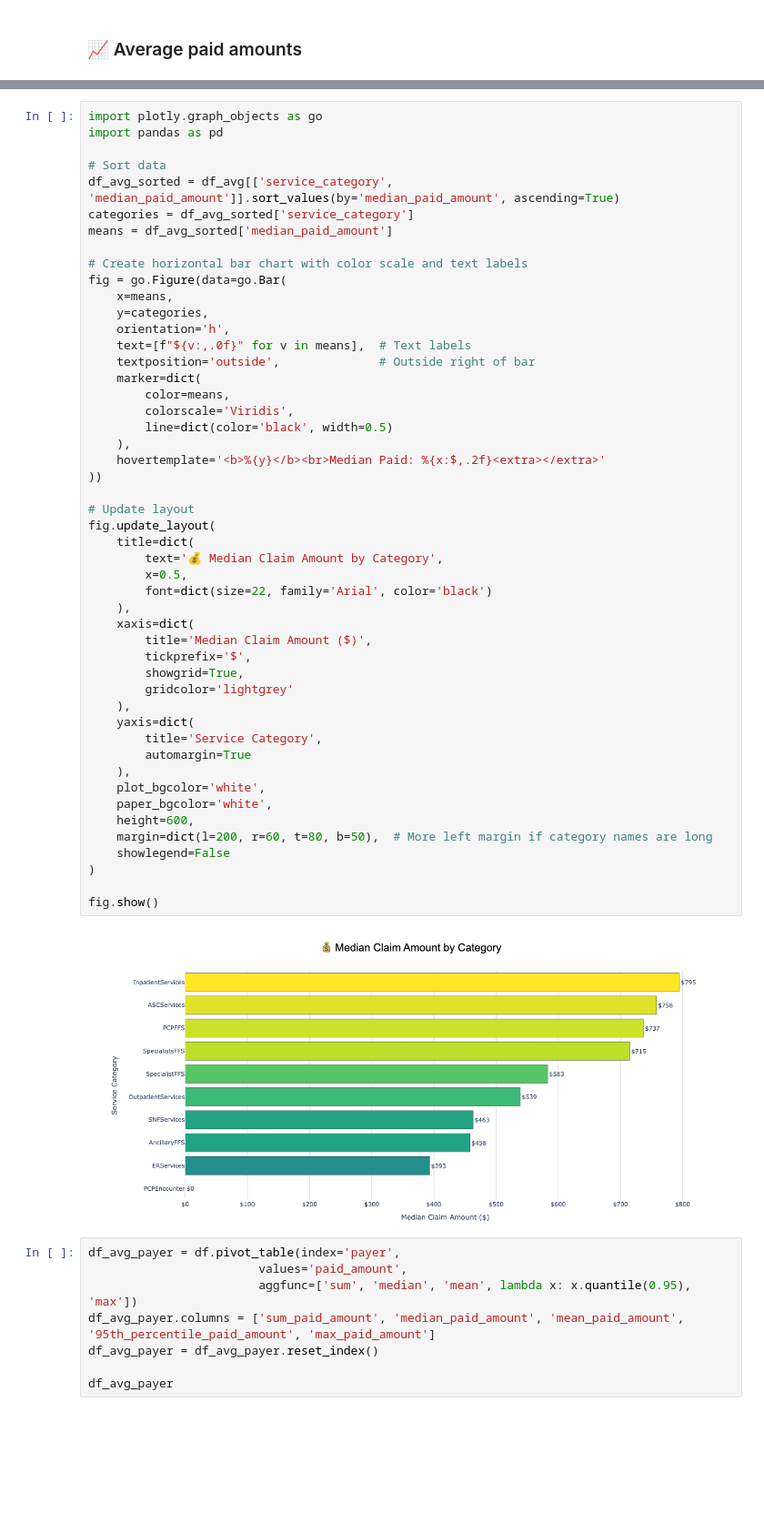
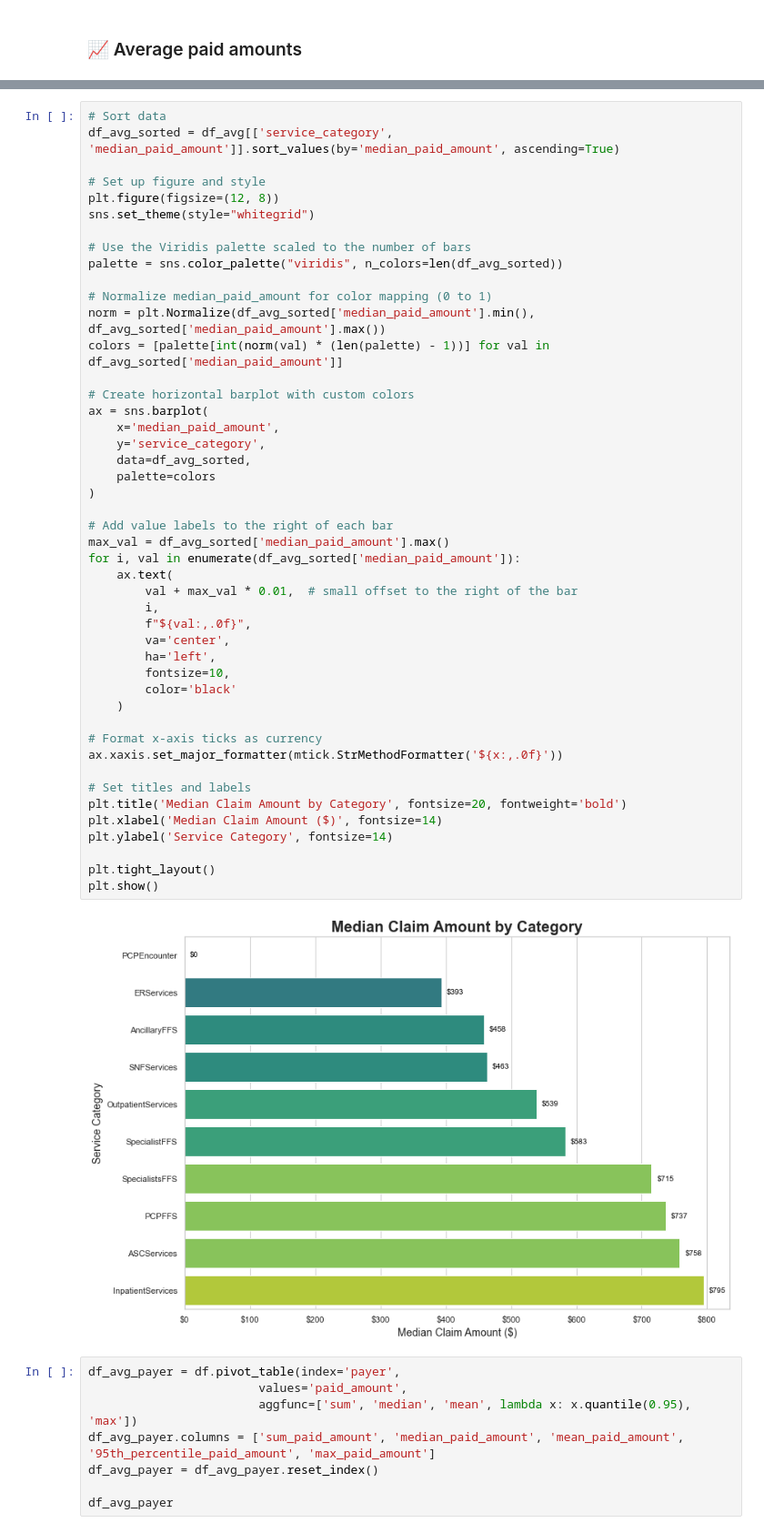
Before and after one commit to maxegorovpt/da_portfolio, a Jupyter notebook: business_cases/wip_claims_trends/claims_eda.ipynb, the cells around one changed output, grey strips where cells are left out. Shown at 91% size. Drawn from its saved outputs; the diff is of its cells as text; blank space fills up the shorter version.

Commit message:
claims_eda_commit

```diff
--- a/business_cases/wip_claims_trends/claims_eda.ipynb
+++ b/business_cases/wip_claims_trends/claims_eda.ipynb
@@ -891,56 +935,53 @@ df_avg
 | 8 | SpecialistFFS | 2005359 | 583.0 | 1190.830760 | 3937.40 | ... |
 | 9 | SpecialistsFFS | 32373940 | 715.0 | 2632.883865 | 10067.75 | ... |
 # %%
-import plotly.graph_objects as go
-import pandas as pd
-
 # Sort data
 df_avg_sorted = df_avg[['service_category', 'median_paid_amount']].sort_values(by='median_paid_amount', ascending=True)
-categories = df_avg_sorted['service_category']
-means = df_avg_sorted['median_paid_amount']
 
-# Create horizontal bar chart with color scale and text labels
-fig = go.Figure(data=go.Bar(
-    x=means,
-    y=categories,
-    orientation='h',
-    text=[f"${v:,.0f}" for v in means],  # Text labels
-    textposition='outside',              # Outside right of bar
-    marker=dict(
-        color=means,
-        colorscale='Viridis',
-        line=dict(color='black', width=0.5)
-    ),
-    hovertemplate='<b>%{y}</b><br>Median Paid: %{x:$,.2f}<extra></extra>'
-))
+# Set up figure and style
+plt.figure(figsize=(12, 8))
+sns.set_theme(style="whitegrid")
 
-# Update layout
-fig.update_layout(
-    title=dict(
-        text='💰 Median Claim Amount by Category',
-        x=0.5,
-        font=dict(size=22, family='Arial', color='black')
-    ),
-    xaxis=dict(
-        title='Median Claim Amount ($)',
-        tickprefix='$',
-        showgrid=True,
-        gridcolor='lightgrey'
-    ),
-    yaxis=dict(
-        title='Service Category',
-        automargin=True
-    ),
-    plot_bgcolor='white',
-    paper_bgcolor='white',
-    height=600,
-    margin=dict(l=200, r=60, t=80, b=50),  # More left margin if category names are long
-    showlegend=False
+# Use the Viridis palette scaled to the number of bars
+palette = sns.color_palette("viridis", n_colors=len(df_avg_sorted))
+
+# Normalize median_paid_amount for color mapping (0 to 1)
+norm = plt.Normalize(df_avg_sorted['median_paid_amount'].min(), df_avg_sorted['median_paid_amount'].max())
+colors = [palette[int(norm(val) * (len(palette) - 1))] for val in df_avg_sorted['median_paid_amount']]
+
+# Create horizontal barplot with custom colors
+ax = sns.barplot(
+    x='median_paid_amount',
+    y='service_category',
+    data=df_avg_sorted,
+    palette=colors
 )
 
-fig.show()
+# Add value labels to the right of each bar
+max_val = df_avg_sorted['median_paid_amount'].max()
+for i, val in enumerate(df_avg_sorted['median_paid_amount']):
+    ax.text(
+        val + max_val * 0.01,  # small offset to the right of the bar
+        i,
+        f"${val:,.0f}",
+        va='center',
+        ha='left',
+        fontsize=10,
+        color='black'
+    )
+
+# Format x-axis ticks as currency
+ax.xaxis.set_major_formatter(mtick.StrMethodFormatter('${x:,.0f}'))
+
+# Set titles and labels
+plt.title('Median Claim Amount by Category', fontsize=20, fontweight='bold')
+plt.xlabel('Median Claim Amount ($)', fontsize=14)
+plt.ylabel('Service Category', fontsize=14)
+
+plt.tight_layout()
+plt.show()
 # %% [output]
-[figure, old version]
+[figure, new version]
 # %%
 df_avg_payer = df.pivot_table(index='payer',
                         values='paid_amount',
```
Also changed, not shown: parts of 23 cells of this notebook.
